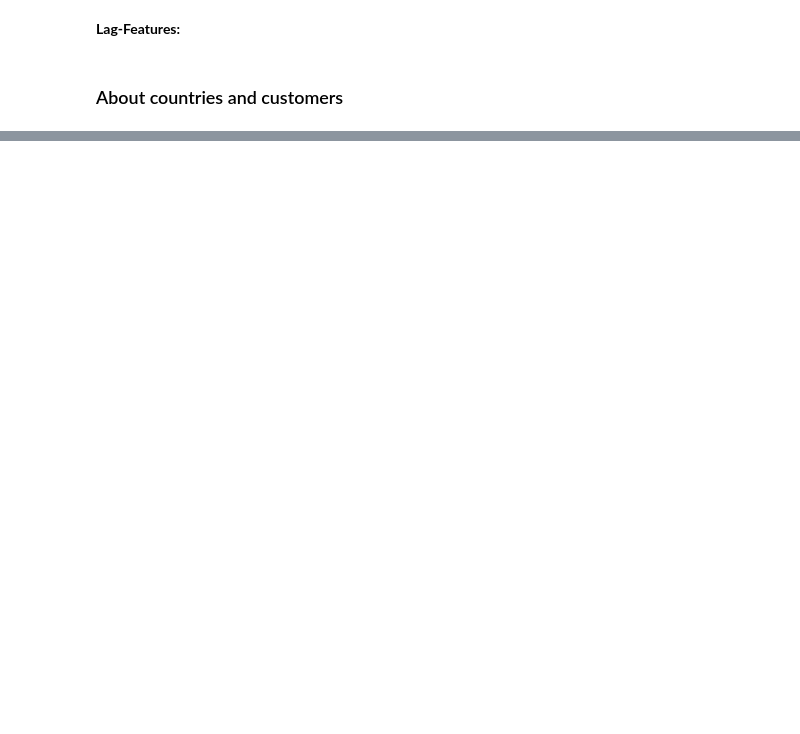
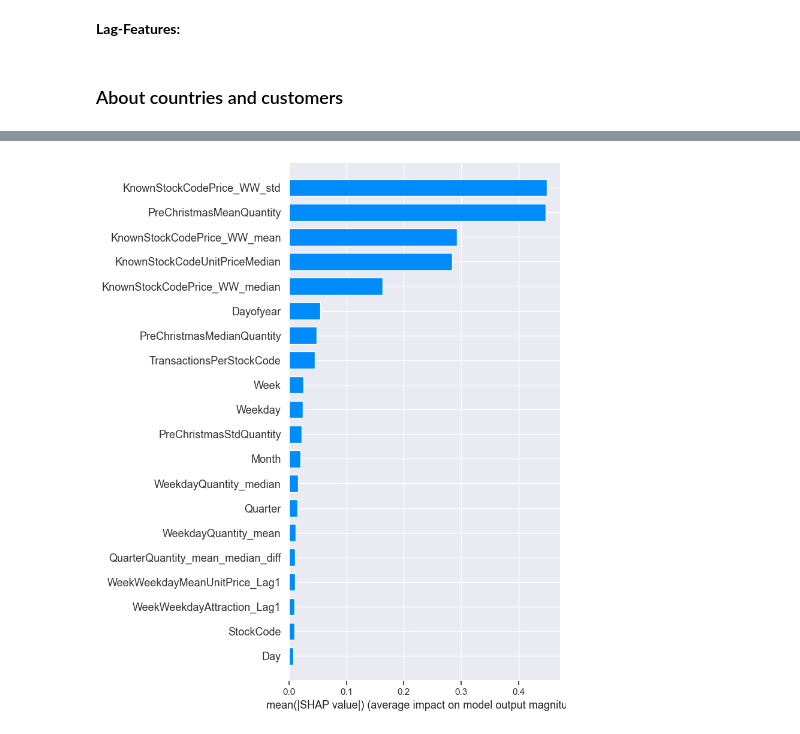
Before and after one commit to roshankahaneDSAI/Online_Retail_Sales_Forecast, a Jupyter notebook: research/e-commerce-sales-forecast.ipynb, the cells around one changed output, grey strips where cells are left out. Saved outputs shown, nothing was run; the diff lists cells and outputs as text; code cells hidden in the pictures; blank space fills up the shorter version.

```diff
--- a/research/e-commerce-sales-forecast.ipynb
+++ b/research/e-commerce-sales-forecast.ipynb
@@ -1282,2 +1332,4 @@ model.score()
 # %%
-model.show_importances(kind=None)
+model.show_importances(kind="bar")
+# %% [output]
+[figure, added]
```
Also changed, not shown: parts of 17 cells of this notebook.
